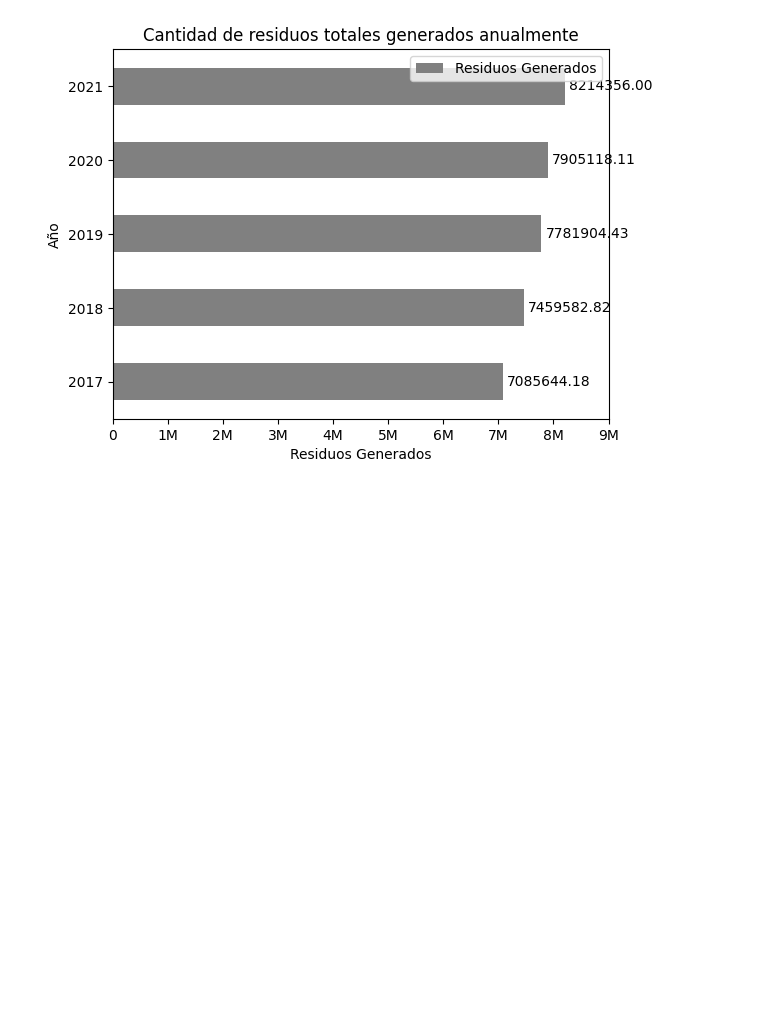
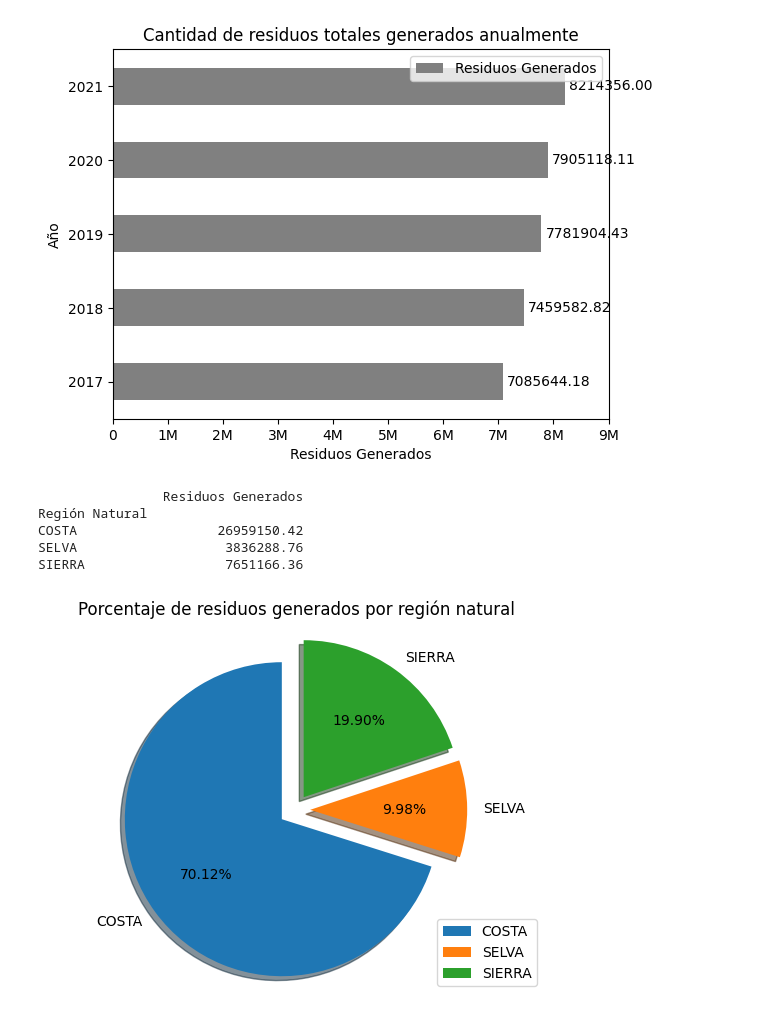
Before and after one commit to Richv83/POO-TF, a Jupyter notebook: TrabajoFinal.ipynb, the cells around one changed output. Cells and saved outputs as stored; diff of their text form; code cells hidden in the pictures; blank space fills up the shorter version.

```diff
--- a/TrabajoFinal.ipynb
+++ b/TrabajoFinal.ipynb
@@ -33,3 +33,26 @@ Año
 2020          7905118.11
 2021          8214356.00
 [figure]
+# %%
+reporte_2 = rg.pivot_table(index="REG_NAT", values="QRESIDUOS_MUN", aggfunc="sum")
+reporte_2.columns = ["Residuos Generados"]
+reporte_2.index.name = "Región Natural"
+
+print(reporte_2)
+
+reporte_2_g = reporte_2.plot(
+    kind="pie", y="Residuos Generados", autopct="%.2f%%", startangle=90,
+    explode=(0.1, 0.1, 0.1), shadow=True
+)
+reporte_2_g.set_ylabel("")
+reporte_2_g.axis("equal")
+reporte_2_g.legend(loc="lower right")
+reporte_2_g.set_title("Porcentaje de residuos generados por región natural")
+plt.show()
+# %% [output]
+                Residuos Generados
+Región Natural
+COSTA                  26959150.42
+SELVA                   3836288.76
+SIERRA                  7651166.36
+[figure, added]
```
